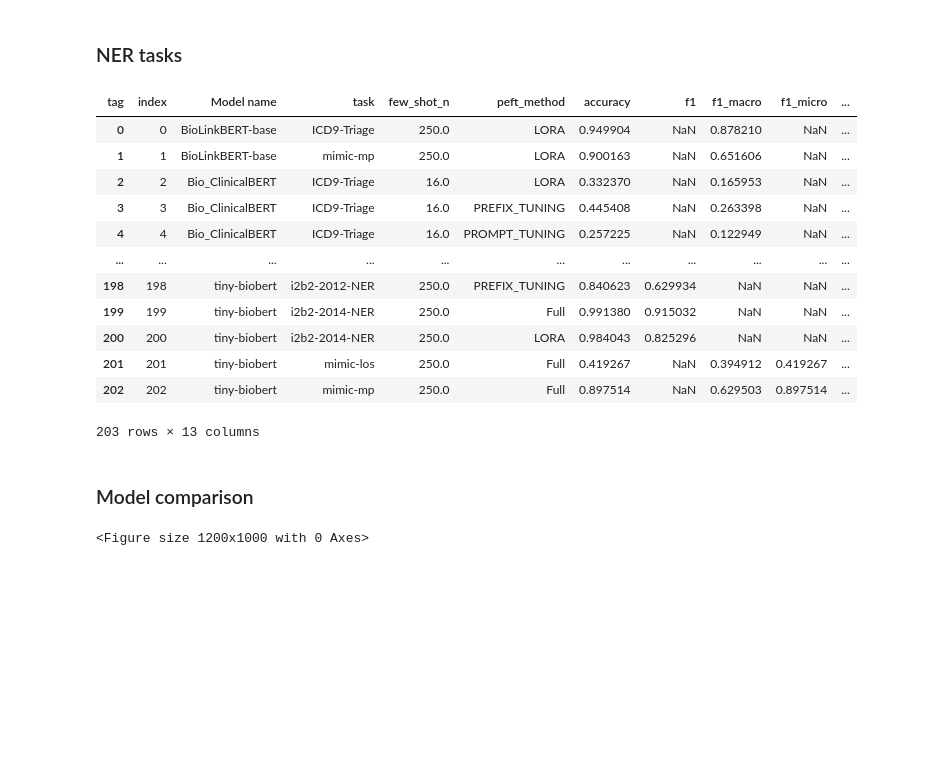
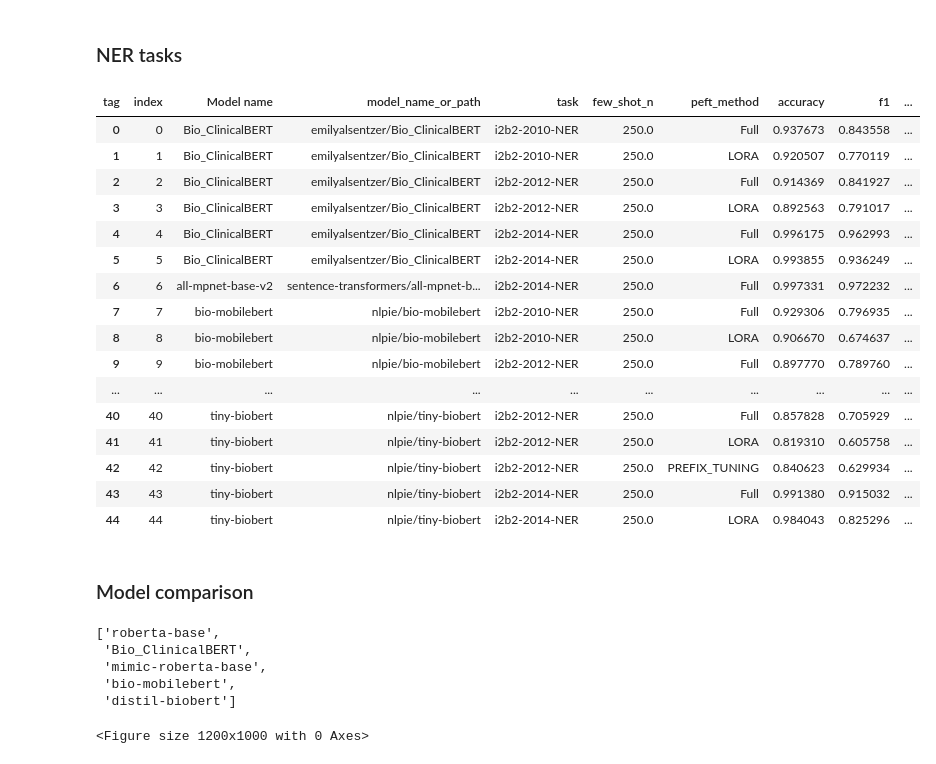
Before and after one commit to nlpie-research/efficient-ml, a Jupyter notebook: notebooks/load_tb_files.ipynb, the cells around one changed output. Saved outputs shown, nothing was run; the diff lists cells and outputs as text; code cells hidden in the pictures; blank space fills up the shorter version.

```diff
--- a/notebooks/load_tb_files.ipynb
+++ b/notebooks/load_tb_files.ipynb
@@ -538,0 +560,13 @@ cls_results_df.query("`Model name` == 'roberta-base' & task == @task & few_shot_
+# %%
+# get remaining NER
+ner_results_df = produce_results_table(logs_df,
+                                        metric = ["f1",
+                                                  "accuracy",
+                                                  "precision",
+                                                  "recall",
+                                                  "auc"],
+                                        mode = "eval",
+                                        groupby_list = ["Model name", "model_name_or_path", "task","few_shot_n", "peft_method"],
+                                        task_type = "TOKEN_CLS",
+                                        value_aggregate_method = "max",
+                                        )
@@ -630,20 +699,32 @@ sns.move_legend(ax, "upper left", bbox_to_anchor=(1.02, 0.4))
 # %% [markdown]
 ### NER tasks
-# %%
-cls_results_df
-# %% [output]
-| tag | index | Model name | task | few_shot_n | peft_method | accuracy | f1 | f1_macro | f1_micro | ... |
-| 0 | 0 | BioLinkBERT-base | ICD9-Triage | 250.0 | LORA | 0.949904 | NaN | 0.878210 | NaN | ... |
-| 1 | 1 | BioLinkBERT-base | mimic-mp | 250.0 | LORA | 0.900163 | NaN | 0.651606 | NaN | ... |
-| 2 | 2 | Bio_ClinicalBERT | ICD9-Triage | 16.0 | LORA | 0.332370 | NaN | 0.165953 | NaN | ... |
-| 3 | 3 | Bio_ClinicalBERT | ICD9-Triage | 16.0 | PREFIX_TUNING | 0.445408 | NaN | 0.263398 | NaN | ... |
-| 4 | 4 | Bio_ClinicalBERT | ICD9-Triage | 16.0 | PROMPT_TUNING | 0.257225 | NaN | 0.122949 | NaN | ... |
-| ... | ... | ... | ... | ... | ... | ... | ... | ... | ... | ... |
-| 198 | 198 | tiny-biobert | i2b2-2012-NER | 250.0 | PREFIX_TUNING | 0.840623 | 0.629934 | NaN | NaN | ... |
-| 199 | 199 | tiny-biobert | i2b2-2014-NER | 250.0 | Full | 0.991380 | 0.915032 | NaN | NaN | ... |
-| 200 | 200 | tiny-biobert | i2b2-2014-NER | 250.0 | LORA | 0.984043 | 0.825296 | NaN | NaN | ... |
-| 201 | 201 | tiny-biobert | mimic-los | 250.0 | Full | 0.419267 | NaN | 0.394912 | 0.419267 | ... |
-| 202 | 202 | tiny-biobert | mimic-mp | 250.0 | Full | 0.897514 | NaN | 0.629503 | 0.897514 | ... |
-203 rows × 13 columns
+# %%
+ner_results_df
+# %% [output]
+| tag | index | Model name | model_name_or_path | task | few_shot_n | peft_method | accuracy | f1 | ... |
+| 0 | 0 | Bio_ClinicalBERT | emilyalsentzer/Bio_ClinicalBERT | i2b2-2010-NER | 250.0 | Full | 0.937673 | 0.843558 | ... |
+| 1 | 1 | Bio_ClinicalBERT | emilyalsentzer/Bio_ClinicalBERT | i2b2-2010-NER | 250.0 | LORA | 0.920507 | 0.770119 | ... |
+| 2 | 2 | Bio_ClinicalBERT | emilyalsentzer/Bio_ClinicalBERT | i2b2-2012-NER | 250.0 | Full | 0.914369 | 0.841927 | ... |
+| 3 | 3 | Bio_ClinicalBERT | emilyalsentzer/Bio_ClinicalBERT | i2b2-2012-NER | 250.0 | LORA | 0.892563 | 0.791017 | ... |
+| 4 | 4 | Bio_ClinicalBERT | emilyalsentzer/Bio_ClinicalBERT | i2b2-2014-NER | 250.0 | Full | 0.996175 | 0.962993 | ... |
+| 5 | 5 | Bio_ClinicalBERT | emilyalsentzer/Bio_ClinicalBERT | i2b2-2014-NER | 250.0 | LORA | 0.993855 | 0.936249 | ... |
+| 6 | 6 | all-mpnet-base-v2 | sentence-transformers/all-mpnet-b... | i2b2-2014-NER | 250.0 | Full | 0.997331 | 0.972232 | ... |
+| 7 | 7 | bio-mobilebert | nlpie/bio-mobilebert | i2b2-2010-NER | 250.0 | Full | 0.929306 | 0.796935 | ... |
+| 8 | 8 | bio-mobilebert | nlpie/bio-mobilebert | i2b2-2010-NER | 250.0 | LORA | 0.906670 | 0.674637 | ... |
+| 9 | 9 | bio-mobilebert | nlpie/bio-mobilebert | i2b2-2012-NER | 250.0 | Full | 0.897770 | 0.789760 | ... |
+| ... | ... | ... | ... | ... | ... | ... | ... | ... | ... |
+| 40 | 40 | tiny-biobert | nlpie/tiny-biobert | i2b2-2012-NER | 250.0 | Full | 0.857828 | 0.705929 | ... |
+| 41 | 41 | tiny-biobert | nlpie/tiny-biobert | i2b2-2012-NER | 250.0 | LORA | 0.819310 | 0.605758 | ... |
+| 42 | 42 | tiny-biobert | nlpie/tiny-biobert | i2b2-2012-NER | 250.0 | PREFIX_TUNING | 0.840623 | 0.629934 | ... |
+| 43 | 43 | tiny-biobert | nlpie/tiny-biobert | i2b2-2014-NER | 250.0 | Full | 0.991380 | 0.915032 | ... |
+| 44 | 44 | tiny-biobert | nlpie/tiny-biobert | i2b2-2014-NER | 250.0 | LORA | 0.984043 | 0.825296 | ... |
 # %% [markdown]
 ### Model comparison
+# %%
+models_of_interest
+# %% [output]
+['roberta-base',
+ 'Bio_ClinicalBERT',
+ 'mimic-roberta-base',
+ 'bio-mobilebert',
+ 'distil-biobert']
```
Also changed, not shown: parts of 15 cells of this notebook.
